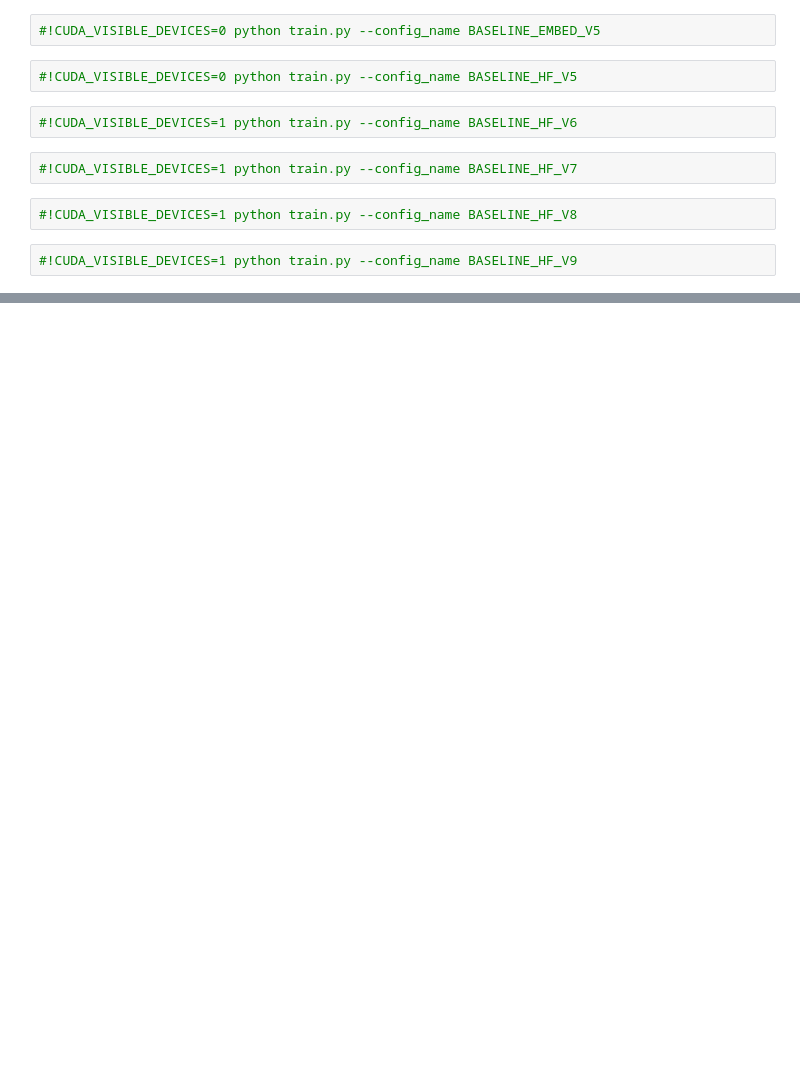
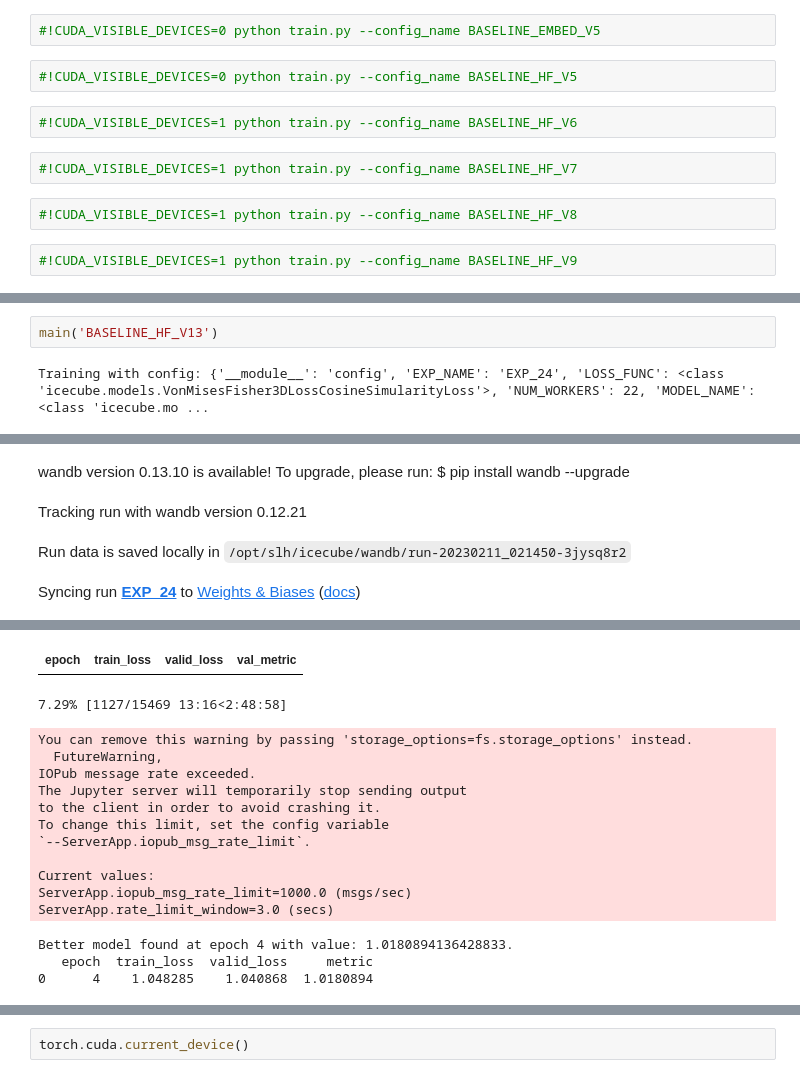
Before and after one commit to DrHB/icecube-journal, a Jupyter notebook: GPU training.ipynb, the cells around one changed output, grey strips where cells are left out. Drawn from its saved outputs; the diff is of its cells as text; blank space fills up the shorter version.

```diff
--- a/GPU training.ipynb
+++ b/GPU training.ipynb
@@ -107,0 +101,4 @@ Epoch 5/5 : |██████████████------| 73.79% [57555/779
+# %%
+main('BASELINE_HF_V13')
+# %% [output]
+Training with config: {'__module__': 'config', 'EXP_NAME': 'EXP_24', 'LOSS_FUNC': <class 'icecube.models.VonMisesFisher3DLossCosineSimularityLoss'>, 'NUM_WORKERS': 22, 'MODEL_NAME': <class 'icecube.mo ...
@@ -107,0 +108,4 @@ Epoch 5/5 : |██████████████------| 73.79% [57555/779
+wandb version 0.13.10 is available! To upgrade, please run: $ pip install wandb --upgrade
+Tracking run with wandb version 0.12.21
+Run data is saved locally in /opt/slh/icecube/wandb/run-20230211_021450-3jysq8r2
+Syncing run EXP_24 to Weights & Biases (docs)
@@ -107,0 +113,16 @@ Epoch 5/5 : |██████████████------| 73.79% [57555/779
+| epoch | train_loss | valid_loss | val_metric |
+7.29% [1127/15469 13:16<2:48:58]
+You can remove this warning by passing 'storage_options=fs.storage_options' instead.
+  FutureWarning,
+IOPub message rate exceeded.
+The Jupyter server will temporarily stop sending output
+to the client in order to avoid crashing it.
+To change this limit, set the config variable
+`--ServerApp.iopub_msg_rate_limit`.
+
+Current values:
+ServerApp.iopub_msg_rate_limit=1000.0 (msgs/sec)
+ServerApp.rate_limit_window=3.0 (secs)
+Better model found at epoch 4 with value: 1.0180894136428833.
+   epoch  train_loss  valid_loss     metric
+0      4    1.048285    1.040868  1.0180894
@@ -107,0 +131,2 @@ Epoch 5/5 : |██████████████------| 73.79% [57555/779
+# %%
+torch.cuda.current_device()
```
Also changed, not shown: parts of 4 cells of this notebook, 15 other files.
